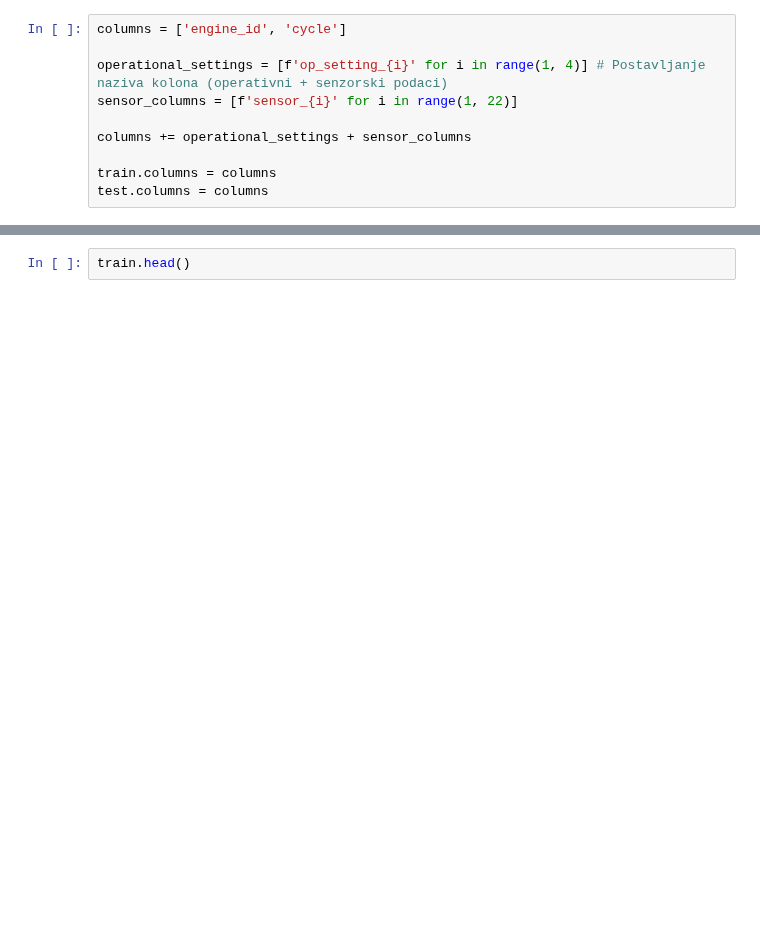
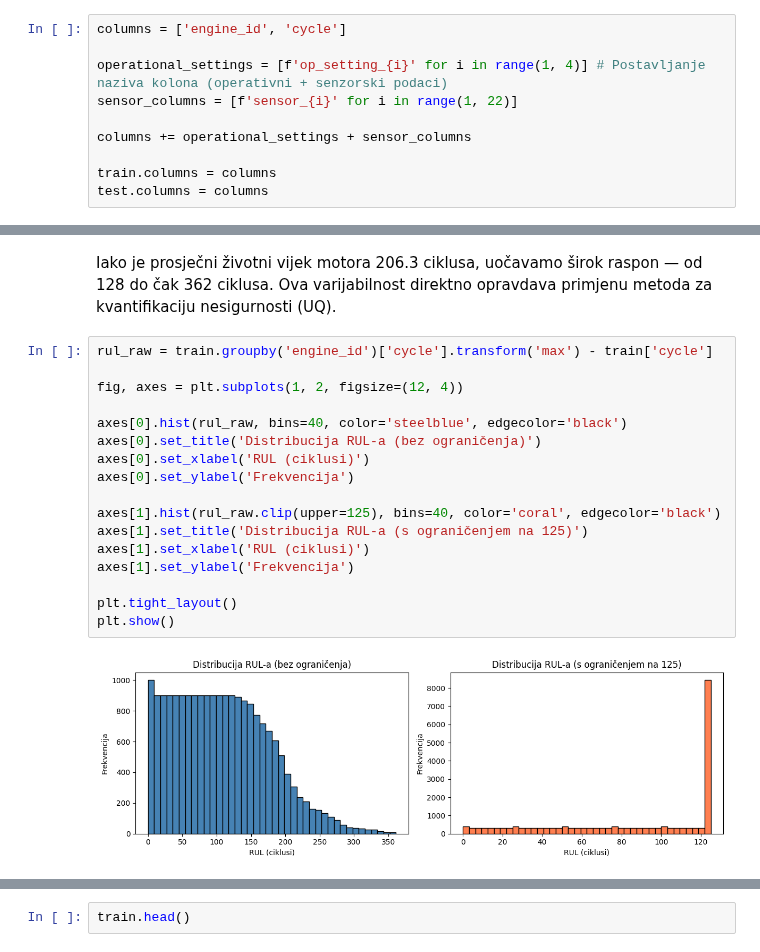
Before and after one commit to mdzafic/uq-predictive-maintenance-framework, a Jupyter notebook: code/uq_predictive_maintenance_framework.ipynb, the cells around one changed output, grey strips where cells are left out. Drawn from its saved outputs; the diff is of its cells as text; blank space fills up the shorter version.

```diff
--- a/code/Završni_rad_(radni_notebook)_–_Muhamed_Džafić.ipynb
+++ b/code/uq_predictive_maintenance_framework.ipynb
@@ -58,0 +104,21 @@ test.columns = columns
+# %% [markdown]
+Iako je prosječni životni vijek motora 206.3 ciklusa, uočavamo širok raspon — od 128 do čak 362 ciklusa. Ova varijabilnost direktno opravdava primjenu metoda za kvantifikaciju nesigurnosti (UQ).
+# %%
+rul_raw = train.groupby('engine_id')['cycle'].transform('max') - train['cycle']
+
+fig, axes = plt.subplots(1, 2, figsize=(12, 4))
+
+axes[0].hist(rul_raw, bins=40, color='steelblue', edgecolor='black')
+axes[0].set_title('Distribucija RUL-a (bez ograničenja)')
+axes[0].set_xlabel('RUL (ciklusi)')
+axes[0].set_ylabel('Frekvencija')
+
+axes[1].hist(rul_raw.clip(upper=125), bins=40, color='coral', edgecolor='black')
+axes[1].set_title('Distribucija RUL-a (s ograničenjem na 125)')
+axes[1].set_xlabel('RUL (ciklusi)')
+axes[1].set_ylabel('Frekvencija')
+
+plt.tight_layout()
+plt.show()
+# %% [output]
+[figure, added]
```
Also changed, not shown: parts of 56 cells of this notebook.
